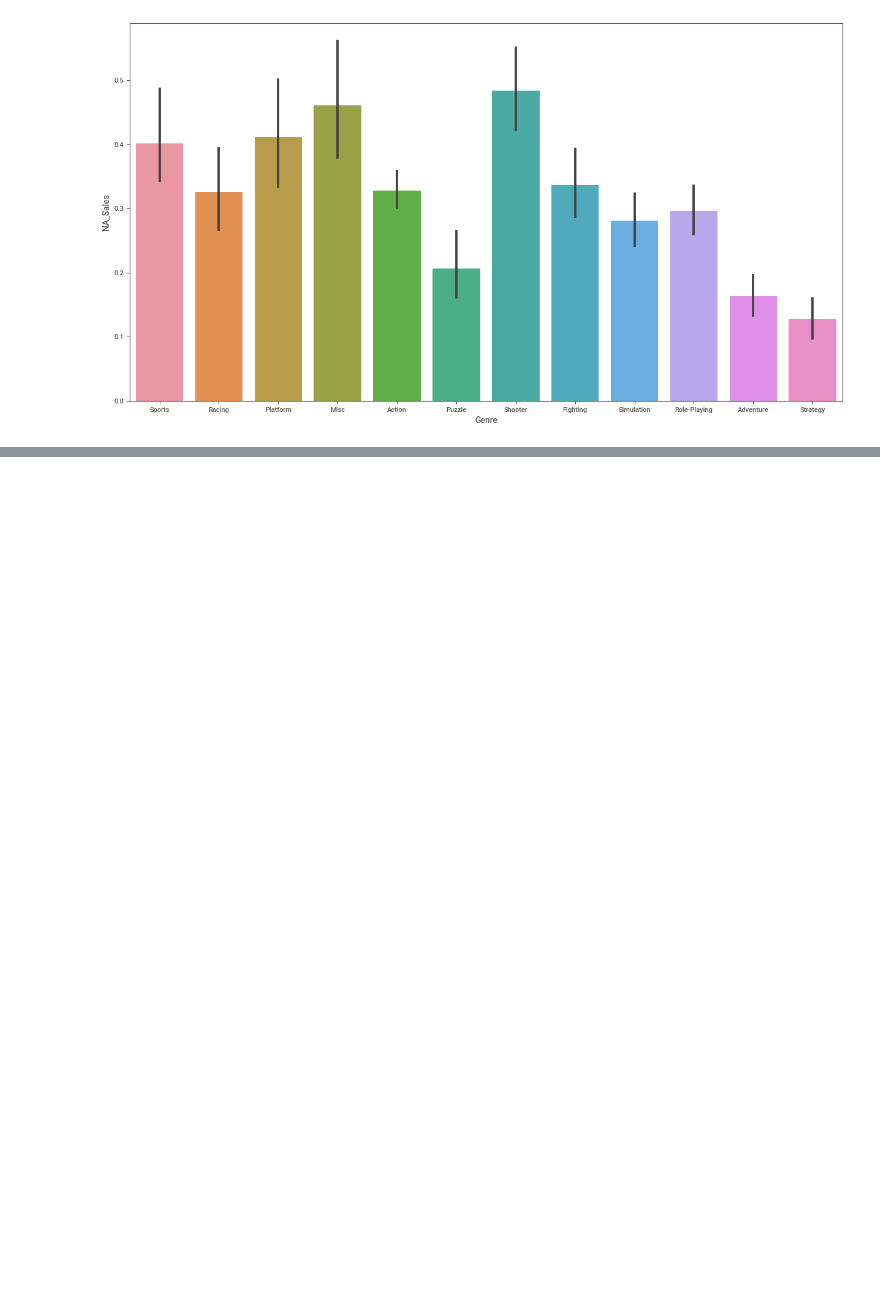
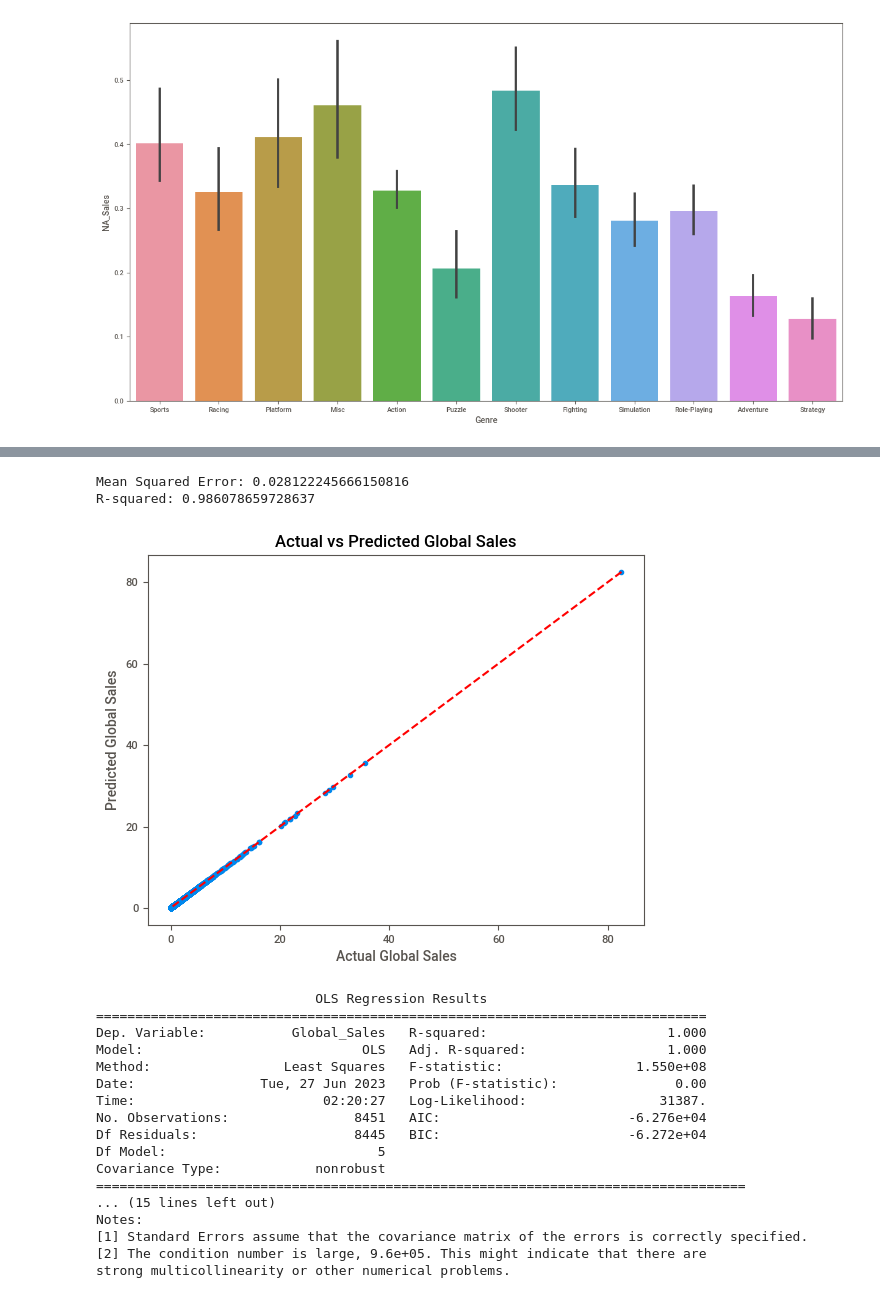
Before and after one commit to nickkzds/vg-success-pred, a Jupyter notebook: Initial_Code_and_Results.ipynb, the cells around one changed output, grey strips where cells are left out. Drawn from its saved outputs; the diff is of its cells as text; code cells hidden in the pictures; blank space fills up the shorter version.

```diff
--- a/Initial_Code_and_Results.ipynb
+++ b/Initial_Code_and_Results.ipynb
@@ -363,0 +412,78 @@ plt.show()
+# %%
+from sklearn.ensemble import RandomForestRegressor
+from sklearn.model_selection import train_test_split
+from sklearn.metrics import mean_squared_error, r2_score
+
+#Random Forest Regression
+
+# Split the data into training and testing sets
+X_train, X_test, y_train, y_test = train_test_split(X, y, test_size=0.2, random_state=42)
+
+# Create a random forest regression model
+rf_model = RandomForestRegressor(n_estimators=100, random_state=42)
+
+# Fit the model on the training data
+rf_model.fit(X_train, y_train)
+
+# Make predictions on the test data
+y_pred = rf_model.predict(X_test)
+
+# Evaluate the model
+mse = mean_squared_error(y_test, y_pred)
+r2 = r2_score(y_test, y_pred)
+
+# Print the evaluation metrics
+print("Mean Squared Error:", mse)
+print("R-squared:", r2)
+# %% [output]
+Mean Squared Error: 0.028122245666150816
+R-squared: 0.986078659728637
+# %%
+import pandas as pd
+import statsmodels.api as sm
+import matplotlib.pyplot as plt
+
+#Linear Regression
+
+# Separate the dependent variable and independent variables
+y = df_cleaned['Global_Sales']
+X = df_cleaned[['Year_of_Release', 'NA_Sales', 'EU_Sales', 'JP_Sales', 'Other_Sales']]
+
+# Add a constant term to the independent variables
+X = sm.add_constant(X)
+
+# Fit the linear regression model
+model = sm.OLS(y, X).fit()
+
+# Predict the values
+y_pred = model.predict(X)
+
+# Plot actual vs predicted values
+plt.scatter(y, y_pred)
+plt.plot(y, y, color='red', linestyle='--')  # Plot the diagonal line for perfect prediction
+plt.xlabel('Actual Global Sales')
+plt.ylabel('Predicted Global Sales')
+plt.title('Actual vs Predicted Global Sales')
+plt.show()
+
+# Print the model summary
+print(model.summary())
+# %% [output]
+[figure, added]
+                            OLS Regression Results
+==============================================================================
+Dep. Variable:           Global_Sales   R-squared:                       1.000
+Model:                            OLS   Adj. R-squared:                  1.000
+Method:                 Least Squares   F-statistic:                 1.550e+08
+Date:                Tue, 27 Jun 2023   Prob (F-statistic):               0.00
+Time:                        02:20:27   Log-Likelihood:                 31387.
+No. Observations:                8451   AIC:                        -6.276e+04
+Df Residuals:                    8445   BIC:                        -6.272e+04
+Df Model:                           5
+Covariance Type:            nonrobust
+===================================================================================
+... (15 lines left out)
+Notes:
+[1] Standard Errors assume that the covariance matrix of the errors is correctly specified.
+[2] The condition number is large, 9.6e+05. This might indicate that there are
+strong multicollinearity or other numerical problems.
```
Also changed, not shown: parts of 9 cells of this notebook.
